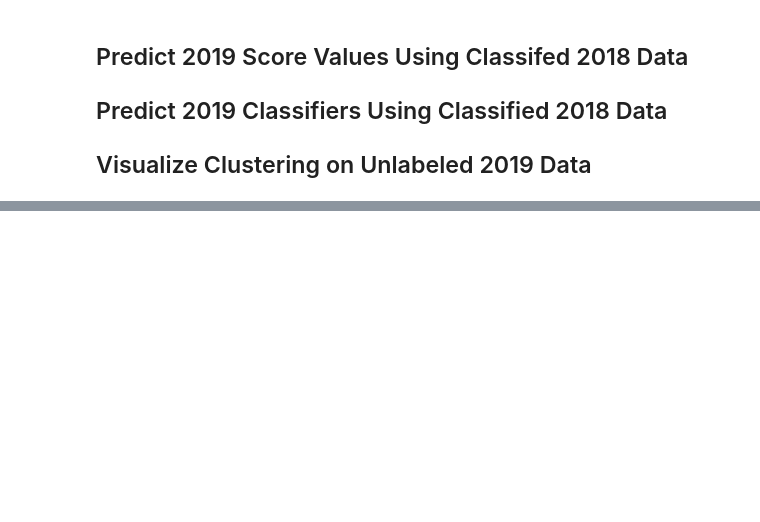
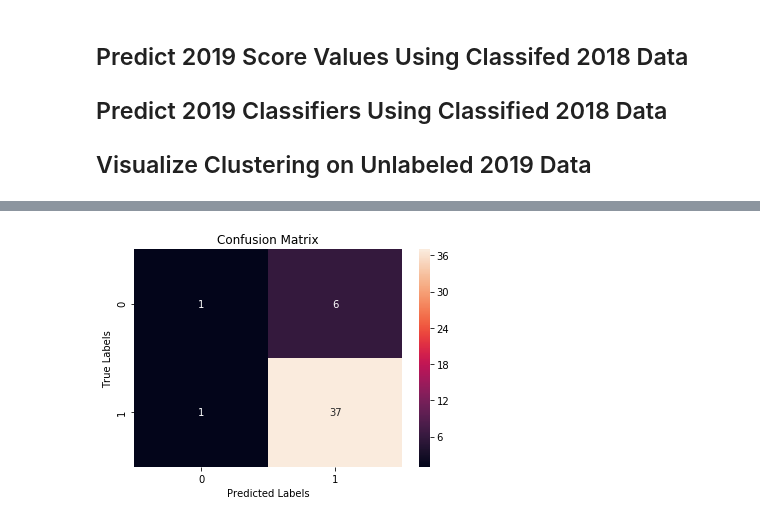
Before and after one commit to fchikwekwe/IntroToMachineLearning, a Jupyter notebook: EconomicFreedomProject.ipynb, the cells around one changed output, grey strips where cells are left out. Saved outputs shown, nothing was run; the diff lists cells and outputs as text; code cells hidden in the pictures; blank space fills up the shorter version.

```diff
--- a/EconomicFreedomProject.ipynb
+++ b/EconomicFreedomProject.ipynb
@@ -273,0 +418,5 @@ df_2018.head()
+# %%
+matrix = metrics.confusion_matrix(y_test_2019, pred_2019)
+cmat_(matrix)
+# %% [output]
+[figure, added]
```
Also changed, not shown: parts of 34 cells of this notebook, 2 other files.
